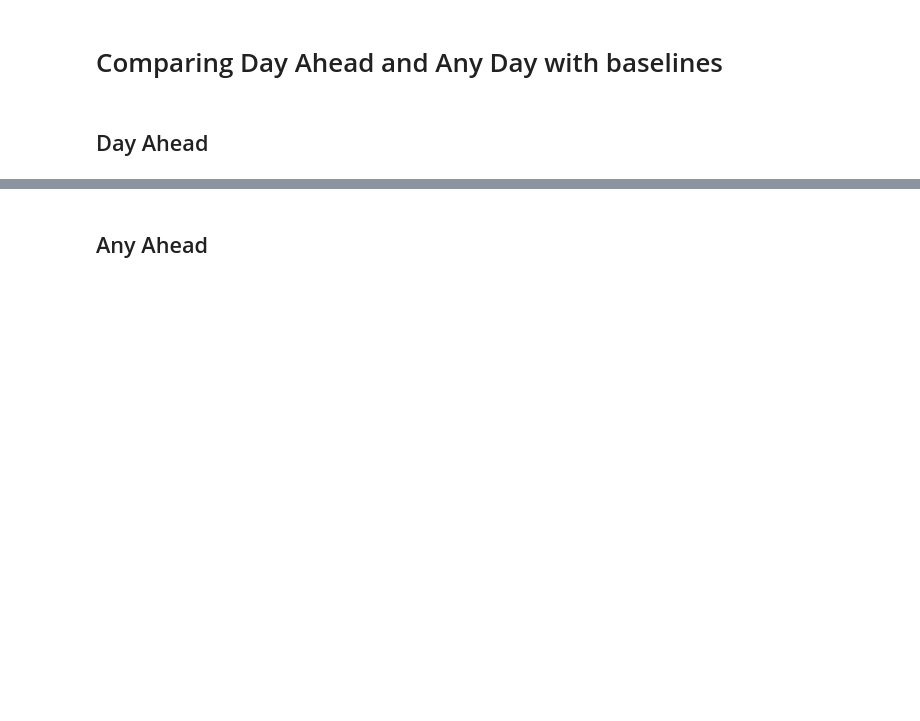
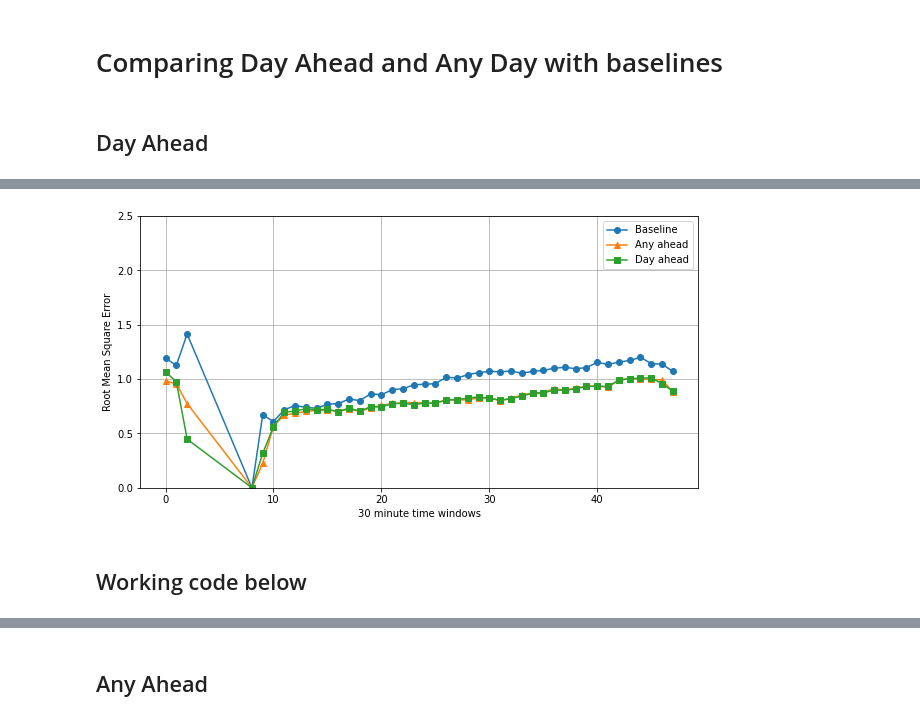
Before and after one commit to jptalusan/wego_occupancy_clean, a Jupyter notebook: notebooks/plotting.ipynb, the cells around one changed output, grey strips where cells are left out. Saved outputs shown, nothing was run; the diff lists cells and outputs as text; code cells hidden in the pictures; blank space fills up the shorter version.

```diff
--- a/notebooks/plotting.ipynb
+++ b/notebooks/plotting.ipynb
@@ -183,0 +551,29 @@ def generate_results_over_time_window(results_df_arr):
+# %%
+# Plotting all three with their minimums
+fp = os.path.join('evaluation', 'day_ahead_012_results_notOHE_tw.pkl')
+# fp = os.path.join('evaluation', 'no_speed_simple_day_ahead_012_results_schoolbreak.pkl')
+mse_day_ahead_df = pd.read_pickle(fp)
+mse_day_ahead_df['min'] = mse_day_ahead_df.min(axis=1)
+
+fp = os.path.join('evaluation',  'any_day_012_results_notOHE_tw.pkl')
+# fp = os.path.join('evaluation', 'no_speed_simple_any_day_012_results_schoolbreak.pkl')
+mse_any_day_df = pd.read_pickle(fp)
+mse_any_day_df['min'] = mse_any_day_df.min(axis=1)
+
+fp = os.path.join('evaluation',  'baseline_012_results.pkl')
+mse_baseline_df = pd.read_pickle(fp)
+mse_baseline_df['min'] = mse_baseline_df.max(axis=1)
+
+fig, ax = plt.subplots(figsize=(10, 5))
+ax.plot(mse_baseline_df['min'], marker='o', label='Baseline')
+ax.plot(mse_any_day_df['min'], marker='^', label='Any ahead')
+ax.plot(mse_day_ahead_df['min'], marker='s', label='Day ahead')
+ax.set_ylim(0, 2.5)
+ax.set_ylabel("Root Mean Square Error")
+ax.set_xlabel("30 minute time windows")
+ax.grid()
+ax.legend()
+fp = os.path.join('plots', 'day_ahead.png')
+plt.savefig(fp, dpi=200, bbox_inches='tight')
+# %% [output]
+[figure, added]
@@ -184,3 +582,5 @@ def generate_results_over_time_window(results_df_arr):
+# %% [markdown]
+## Working code below
 # %%
 mpl.rcParams.update(mpl.rcParamsDefault)
 # %%
```
Also changed, not shown: parts of 58 cells of this notebook, 12 other files.
